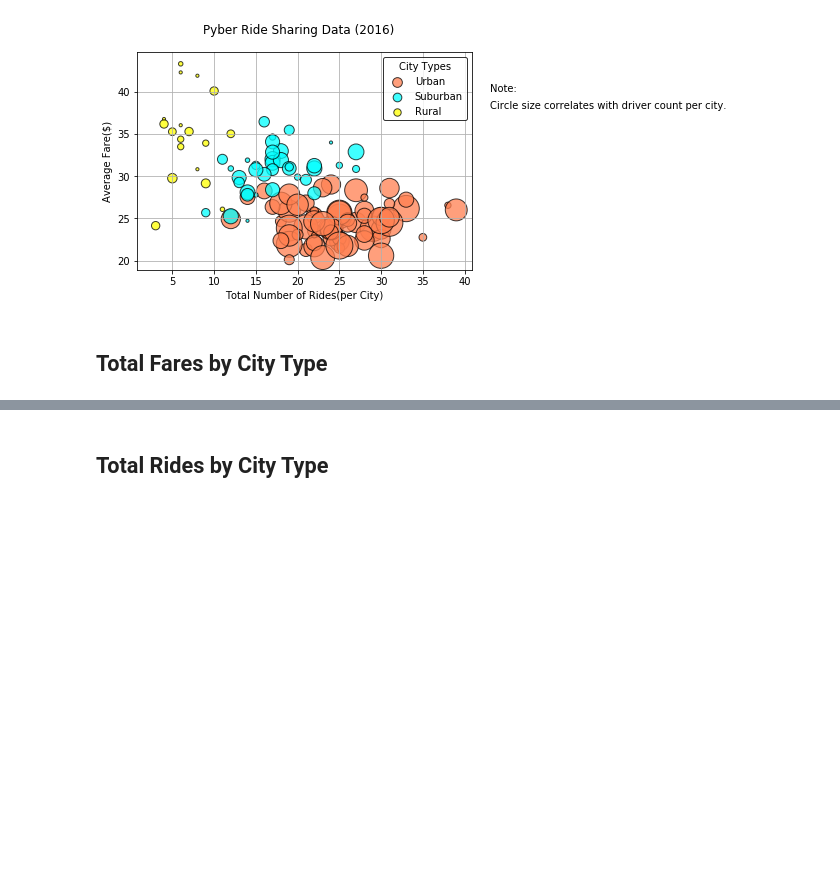
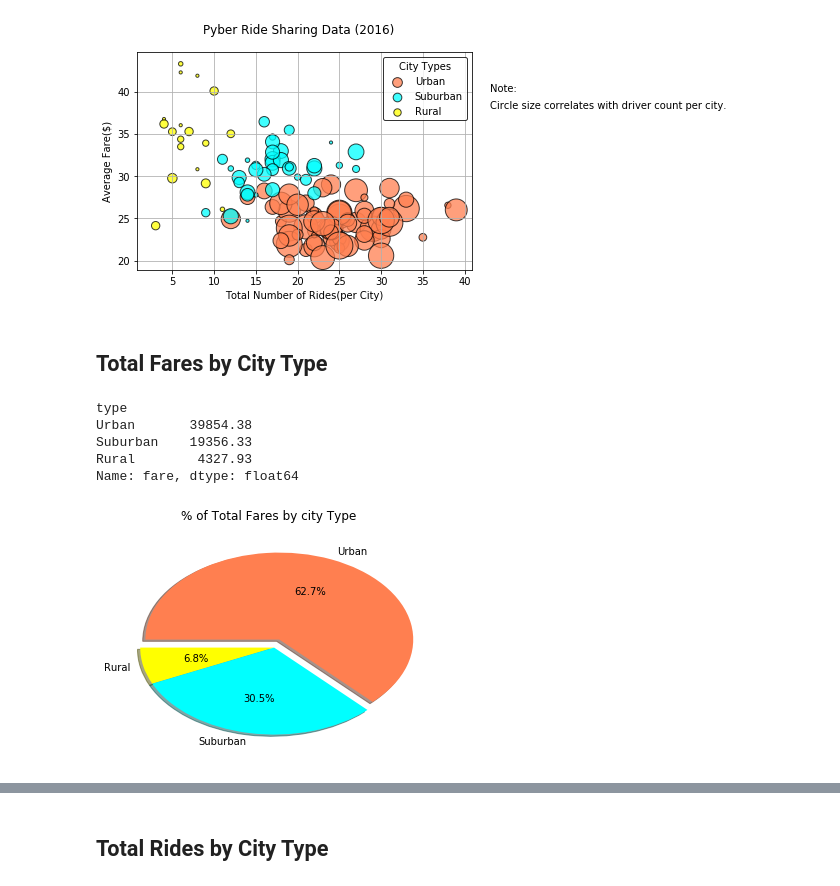
Before and after one commit to JaganMReddy/Matplotlib, a Jupyter notebook: pyber_starter.ipynb, the cells around one changed output, grey strips where cells are left out. Saved outputs shown, nothing was run; the diff lists cells and outputs as text; code cells hidden in the pictures; blank space fills up the shorter version.

```diff
--- a/pyber_starter.ipynb
+++ b/pyber_starter.ipynb
@@ -93,3 +87,31 @@ plt.show()
+# %%
+# Calculate Type Percents
+city_fare_pie = city_ride_data.groupby(["type"])["fare"].sum()
+city_fare_pie.sort_values(ascending = False)
+# %% [output]
+type
+Urban       39854.38
+Suburban    19356.33
+Rural        4327.93
+Name: fare, dtype: float64
+# %%
+# Build Pie Chart
+#Set the colors of each section of the pie chart.
+colors = ["yellow", "aqua", "coral"]
+
+#Only explode the third section of the pie chart.
+
+explode = (0,0, 0.1)
+
+#Create the pie chart.
+plt.pie(city_fare_pie, labels = city_fare_pie.index, autopct = "%1.1f%%", colors = colors, explode = explode, shadow = True, startangle = 180)
+
+plt.suptitle('% of Total Fares by city Type')
+
+# Save Figure
+plt.savefig('FaresbyCityPie.jpg')
+# %% [output]
+[figure, added]
 # %%
 # Show Figure
 plt.show()
```
Also changed, not shown: parts of 6 cells of this notebook.
